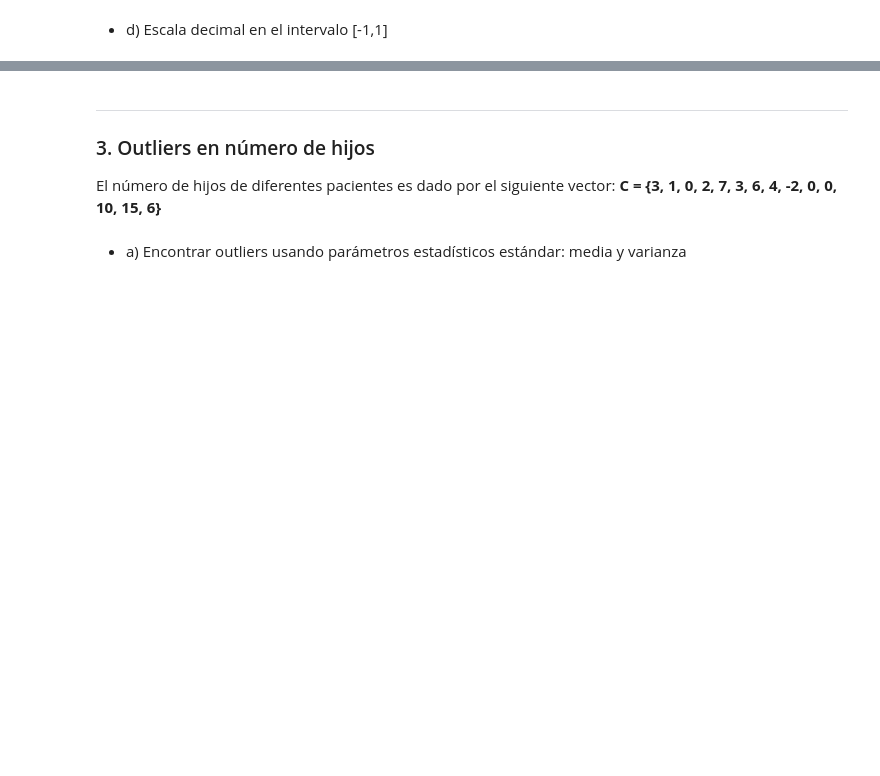
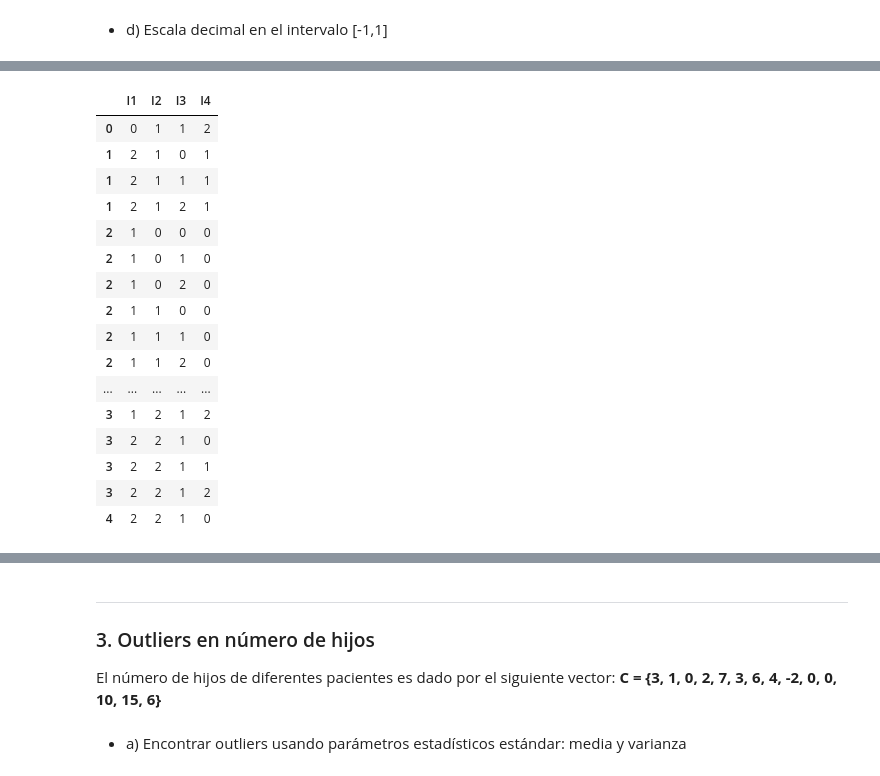
Before and after one commit to jodiazro/TallerPreprocesamientoMD, a Jupyter notebook: TallerPreprocesamiento.ipynb, the cells around one changed output, grey strips where cells are left out. Cells and saved outputs as stored; diff of their text form; code cells hidden in the pictures; blank space fills up the shorter version.

```diff
--- a/TallerPreprocesamiento.ipynb
+++ b/TallerPreprocesamiento.ipynb
@@ -69,0 +153,3 @@ I1 I2 I3 I4
+# %%
+df = pd.DataFrame(dict(I1=[0,2,1,np.nan,2],I2=[1,1,np.nan,2,2],I3=[1,np.nan,np.nan,1,1],I4=[2,1,0,np.nan,0]))
+df
@@ -69,0 +168,31 @@ I1 I2 I3 I4
+# %%
+aux_df = df.isna().stack()
+nans_pos = aux_df[aux_df].index
+
+aux2_df = df.stack(dropna=False).astype("object")
+for i in nans_pos:
+    aux2_df[i] = [0,1,2]
+
+aux2_df = aux2_df.unstack()
+
+for col in df.columns:
+    aux2_df = aux2_df.explode(col)
+aux2_df.astype(int)
+# %% [output]
+|  | I1 | I2 | I3 | I4 |
+| 0 | 0 | 1 | 1 | 2 |
+| 1 | 2 | 1 | 0 | 1 |
+| 1 | 2 | 1 | 1 | 1 |
+| 1 | 2 | 1 | 2 | 1 |
+| 2 | 1 | 0 | 0 | 0 |
+| 2 | 1 | 0 | 1 | 0 |
+| 2 | 1 | 0 | 2 | 0 |
+| 2 | 1 | 1 | 0 | 0 |
+| 2 | 1 | 1 | 1 | 0 |
+| 2 | 1 | 1 | 2 | 0 |
+| ... | ... | ... | ... | ... |
+| 3 | 1 | 2 | 1 | 2 |
+| 3 | 2 | 2 | 1 | 0 |
+| 3 | 2 | 2 | 1 | 1 |
+| 3 | 2 | 2 | 1 | 2 |
+| 4 | 2 | 2 | 1 | 0 |
```
Also changed, not shown: parts of 15 cells of this notebook.
